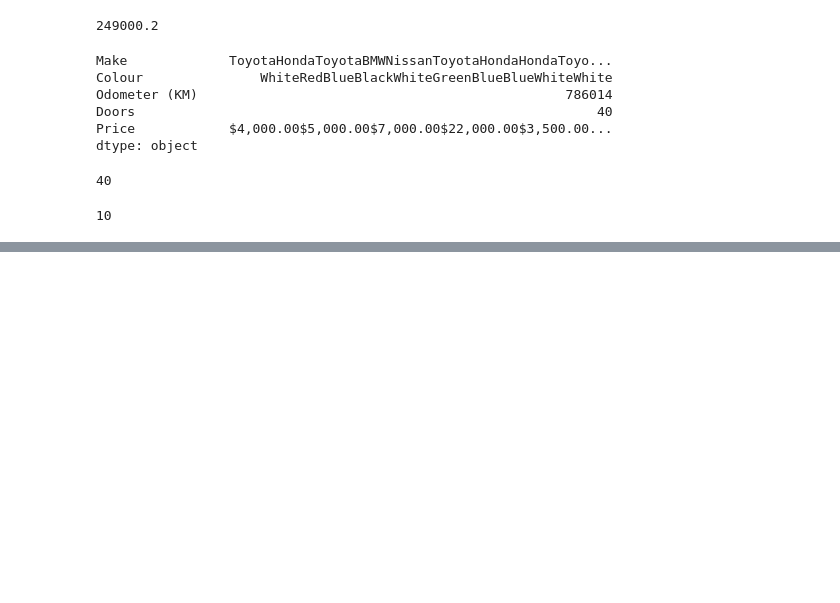
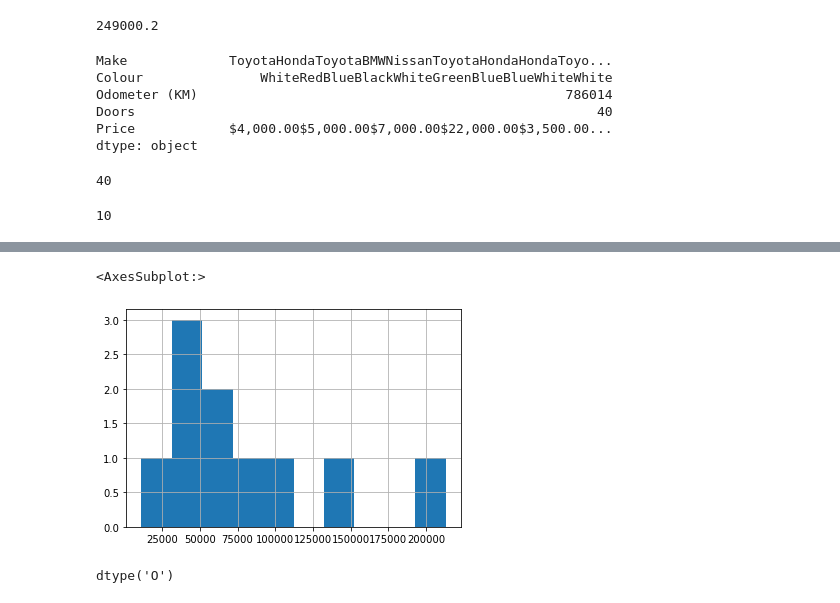
Before and after one commit to askvyas/Python-, a Jupyter notebook: Pandas/intro.ipynb, the cells around one changed output, grey strips where cells are left out. Drawn from its saved outputs; the diff is of its cells as text; code cells hidden in the pictures; blank space fills up the shorter version.

```diff
--- a/Pandas/intro.ipynb
+++ b/Pandas/intro.ipynb
@@ -123,0 +285,9 @@ len(car_sales)
+# %%
+car_sales["Odometer (KM)"].hist()
+# %% [output]
+<AxesSubplot:>
+[figure, added]
+# %%
+car_sales["Price"].dtype
+# %% [output]
+dtype('O')
```
Also changed, not shown: parts of 24 cells of this notebook.
